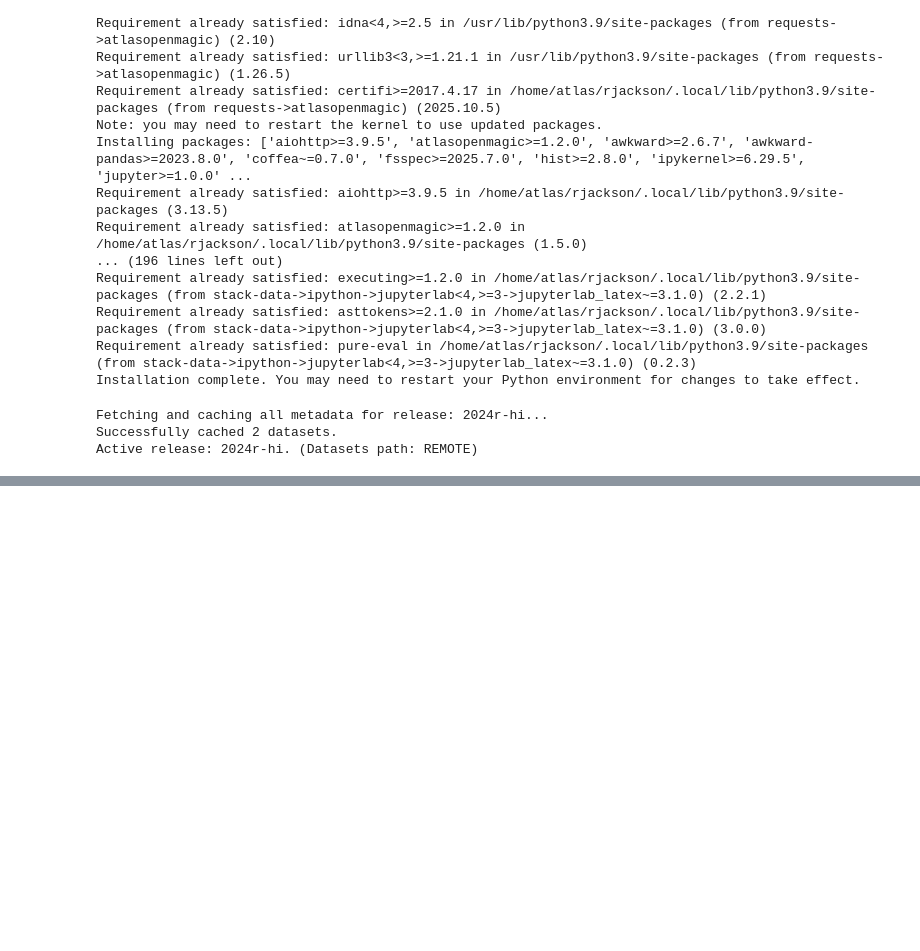
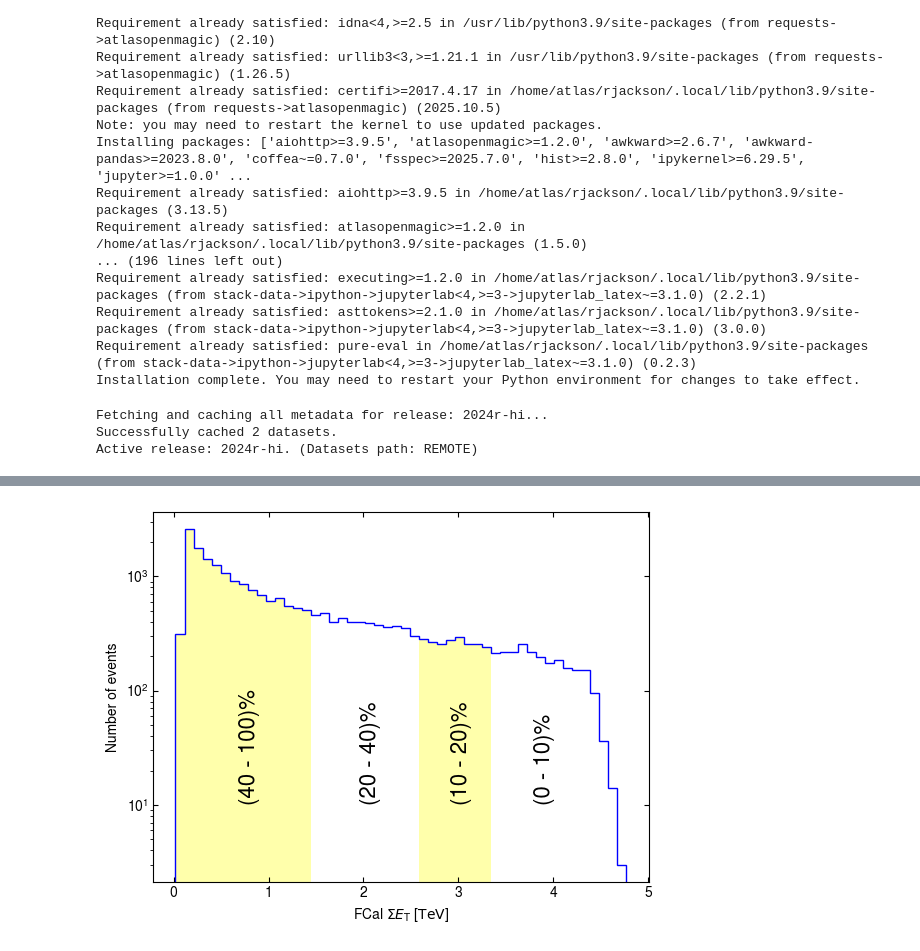
Before and after one commit to rjackson-lancs/notebooks-collection-opendata, a Jupyter notebook: for-research/heavy-ion-hard-probes/centrality.ipynb, the cells around one changed output, grey strips where cells are left out. Cells and saved outputs as stored; diff of their text form; code cells hidden in the pictures; blank space fills up the shorter version.

```diff
--- a/for-research/heavy-ion-hard-probes/centrality.ipynb
+++ b/for-research/heavy-ion-hard-probes/centrality.ipynb
@@ -89,0 +404,31 @@ plt.legend(frameon=False)
+# %%
+fig, ax = plt.subplots()
+nbins = 50
+entries, bin_edges = np.histogram(total_transverse_energies*1e-6, bins=nbins)
+
+centrality_ranges = {
+    10: "(0 - 10)%",
+    20: "(10 - 20)%",
+    40: "(20 - 40)%",
+    100:"(40 - 100)%"
+}
+centralities = [0,10,20,40,100]
+centrality_bins = np.array([bin_edges[-1]])
+centrality_bins = np.concatenate([centrality_bins,np.array([np.percentile(total_transverse_energies,100-x) for x in centralities[1:]])*1e-6],)
+
+colours = ["white","yellow","white","yellow"]
+for i in range(len(centrality_bins)-1):
+    mask = (bin_edges[:-1] <= centrality_bins[i]) & (bin_edges[:-1] >= centrality_bins[i+1])
+    masked_entries = np.where(mask,entries,0)
+    y_txt = 10
+    x_txt = np.median(bin_edges[mask]) if i != 0 else 3.8
+    ax.stairs(masked_entries,bin_edges,fill=True,color=colours[i],alpha=.33,label="hi")
+    ax.text(x_txt,y_txt,centrality_ranges[centralities[i+1]],rotation=90,fontsize=16,ha="left",va="bottom")
+
+ax.tick_params(axis="both",direction="in",top=True,right=True)
+ax.set_yscale("log")
+ax.set_xlabel(r"FCal $\Sigma E_\mathrm{T}$ [$\mathrm{TeV}$]")
+ax.set_ylabel("Number of events")
+_ = ax.stairs(entries, bin_edges, color="blue")
+# %% [output]
+[figure, added]
```
Also changed, not shown: parts of 12 cells of this notebook.
